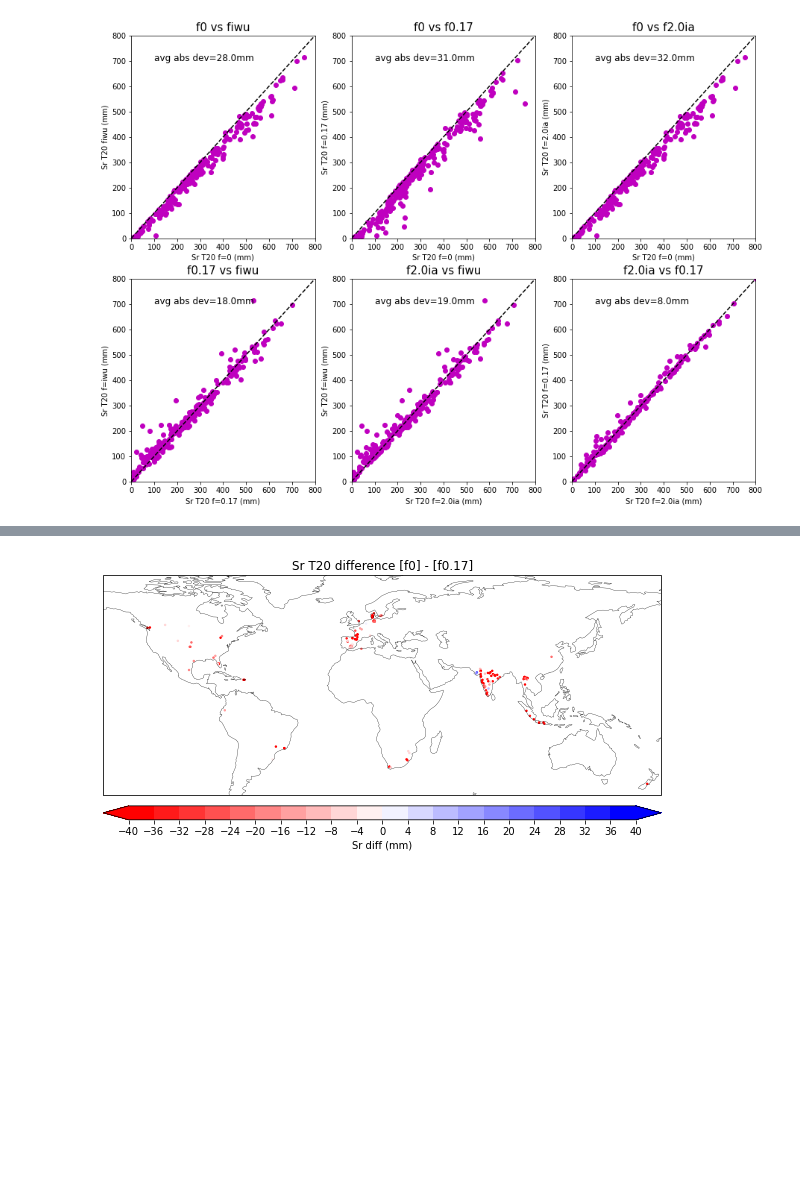
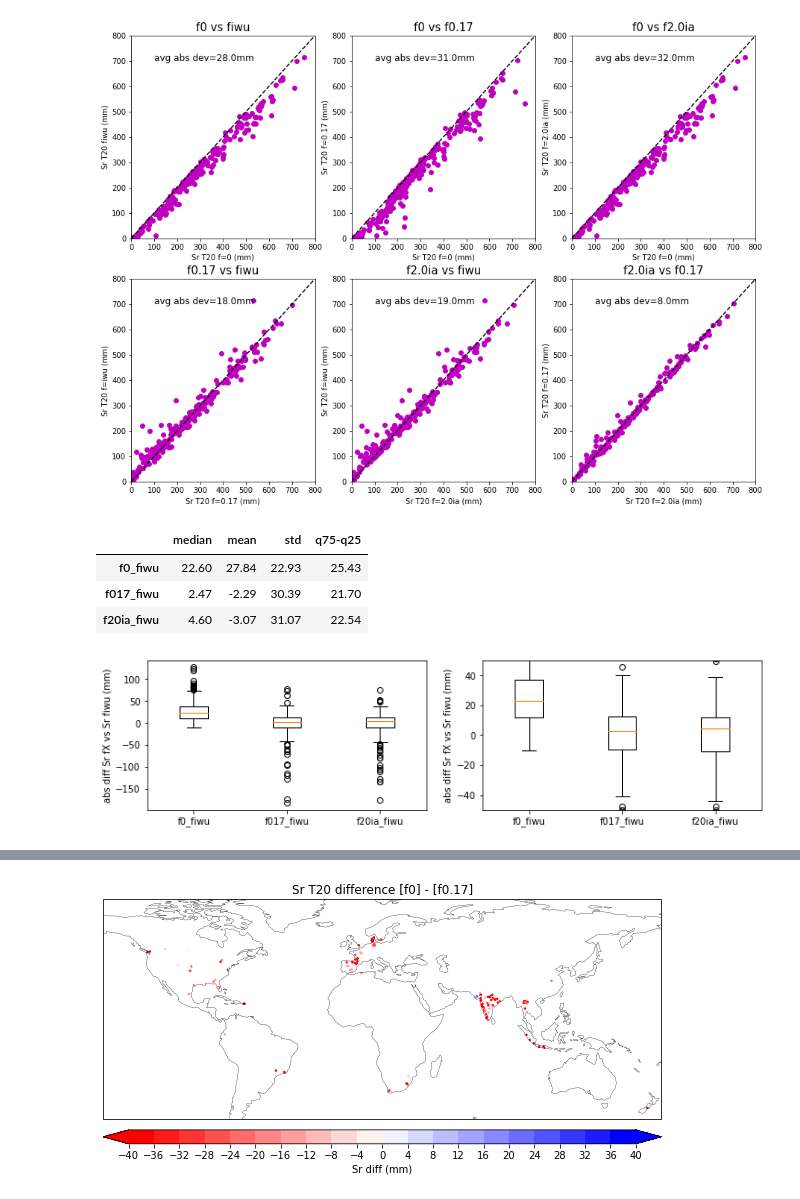
Before and after one commit to fvanoorschot/global_sr_module, a Jupyter notebook: run_script_irrigation.ipynb, the cells around one changed output, grey strips where cells are left out. Drawn from its saved outputs; the diff is of its cells as text; code cells hidden in the pictures; blank space fills up the shorter version.

```diff
--- a/run_script_irrigation.ipynb
+++ b/run_script_irrigation.ipynb
@@ -984,4 +970,6 @@ sr_df
 # %%
+sr_df = pd.read_csv(f'{work_dir}/output/sr_calculation/sd_catchments/irri/sr_df_irri.csv', index_col=0)
+
 fig = plt.figure(figsize=(15,11))
 ax = fig.add_subplot(231)
 ax.plot(sr_df.sr_20_f0, sr_df.sr_20_fiwu, 'mo')
@@ -1046,3 +1034,52 @@ ax.set_title('f2.0ia vs f0.17',fontsize=15)
 fig.savefig(f'{work_dir}/output/figures/irrigation/sr_differences_f_irrigation.jpg', dpi=300, bbox_inches='tight')
 # %% [output]
 [figure]
+# %%
+f0_e = sr_df.sr_20_f0-sr_df.sr_20_fiwu
+f017_e = sr_df.sr_20_f017-sr_df.sr_20_fiwu
+f20ia_e =  sr_df.sr_20_f20ia-sr_df.sr_20_fiwu
+
+f0_er = (sr_df.sr_20_f0-sr_df.sr_20_fiwu)/sr_df.sr_20_fiwu * 100
+f017_er = (sr_df.sr_20_f017-sr_df.sr_20_fiwu)/sr_df.sr_20_fiwu * 100
+f20ia_er =  (sr_df.sr_20_f20ia-sr_df.sr_20_fiwu)/sr_df.sr_20_fiwu * 100
+
+e_df = pd.DataFrame(index=sr_df.index, columns=['f0_fiwu','f017_fiwu','f20ia_fiwu'])
+e_df['f0_fiwu'] = f0_e
+e_df['f017_fiwu'] = f017_e
+e_df['f20ia_fiwu'] = f20ia_e
+
+er_df = pd.DataFrame(index=sr_df.index, columns=['f0_fiwu','f017_fiwu','f20ia_fiwu'])
+er_df['f0_fiwu'] = f0_er
+er_df['f017_fiwu'] = f017_er
+er_df['f20ia_fiwu'] = f20ia_er
+# %%
+# boxplots of absolute errors between se-mean and IWU for different fvalues
+e_df = e_df.dropna()
+er_df = er_df.dropna()
+
+fig = plt.figure(figsize=(12,3))
+ax = fig.add_subplot(121)
+ax.boxplot(e_df)
+ax.set_xticklabels(e_df.columns)
+ax.set_ylabel('abs diff Sr fX vs Sr fiwu (mm)')
+
+ax = fig.add_subplot(122)
+ax.boxplot(e_df)
+ax.set_xticklabels(e_df.columns)
+ax.set_ylabel('abs diff Sr fX vs Sr fiwu (mm)')
+ax.set_ylim(-50,50)
+# fig.savefig(f'{work_dir}/output/figures/irrigation/boxplot_rel_errors_iwu.jpg', dpi=300, bbox_inches='tight')
+
+d = pd.DataFrame(index=e_df.columns, columns=['median','mean','std'])
+d['median']=np.round(e_df.median(),2)
+d['mean']=np.round(e_df.mean(),2)
+d['std']=np.round(e_df.std(),2)
+d['q75-q25'] = np.round((e_df.quantile(0.75) - e_df.quantile(0.25)),2)
+
+d
+# %% [output]
+|  | median | mean | std | q75-q25 |
+| f0_fiwu | 22.60 | 27.84 | 22.93 | 25.43 |
+| f017_fiwu | 2.47 | -2.29 | 30.39 | 21.70 |
+| f20ia_fiwu | 4.60 | -3.07 | 31.07 | 22.54 |
+[figure, added]
```
Also changed, not shown: parts of 3 cells of this notebook, 5 other files.
